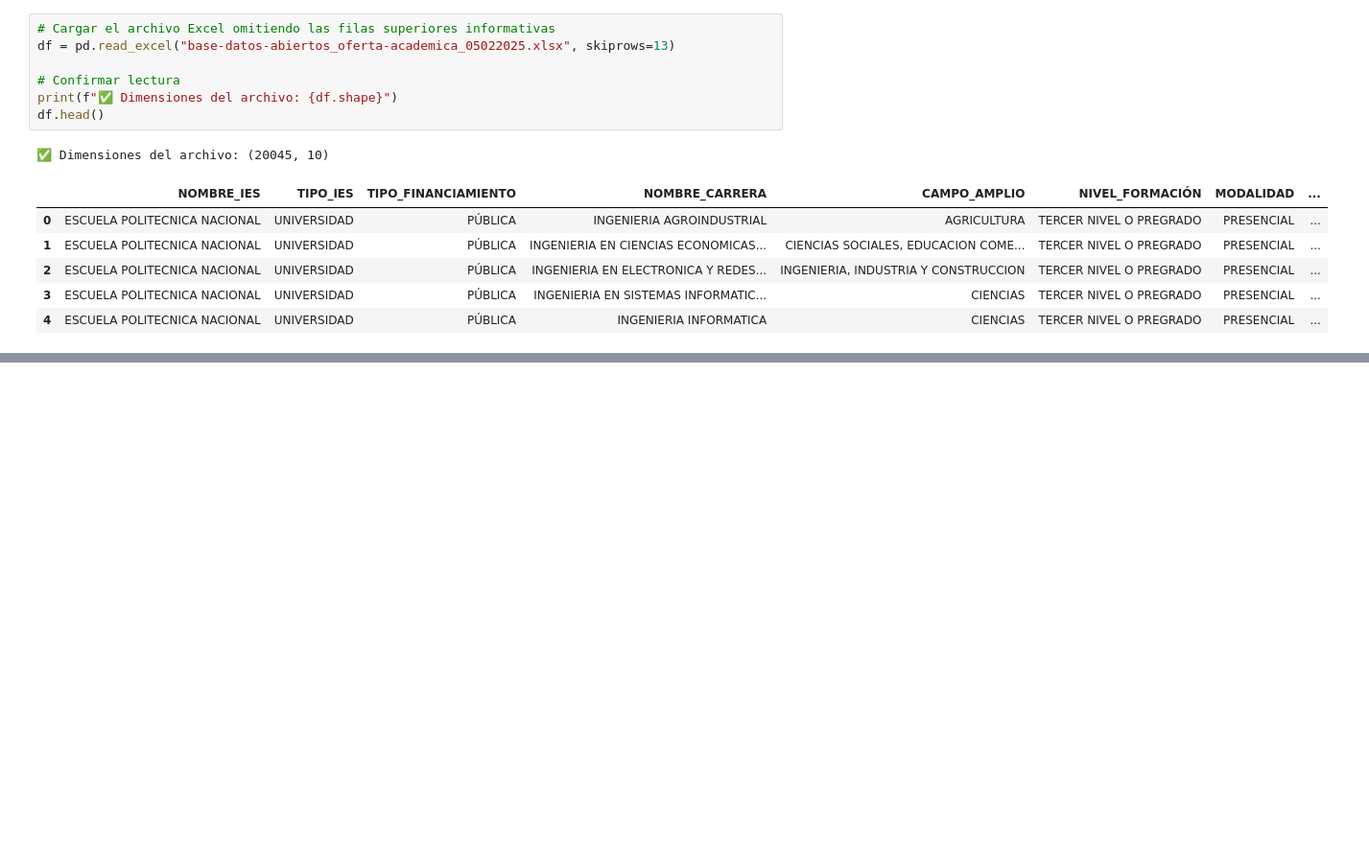
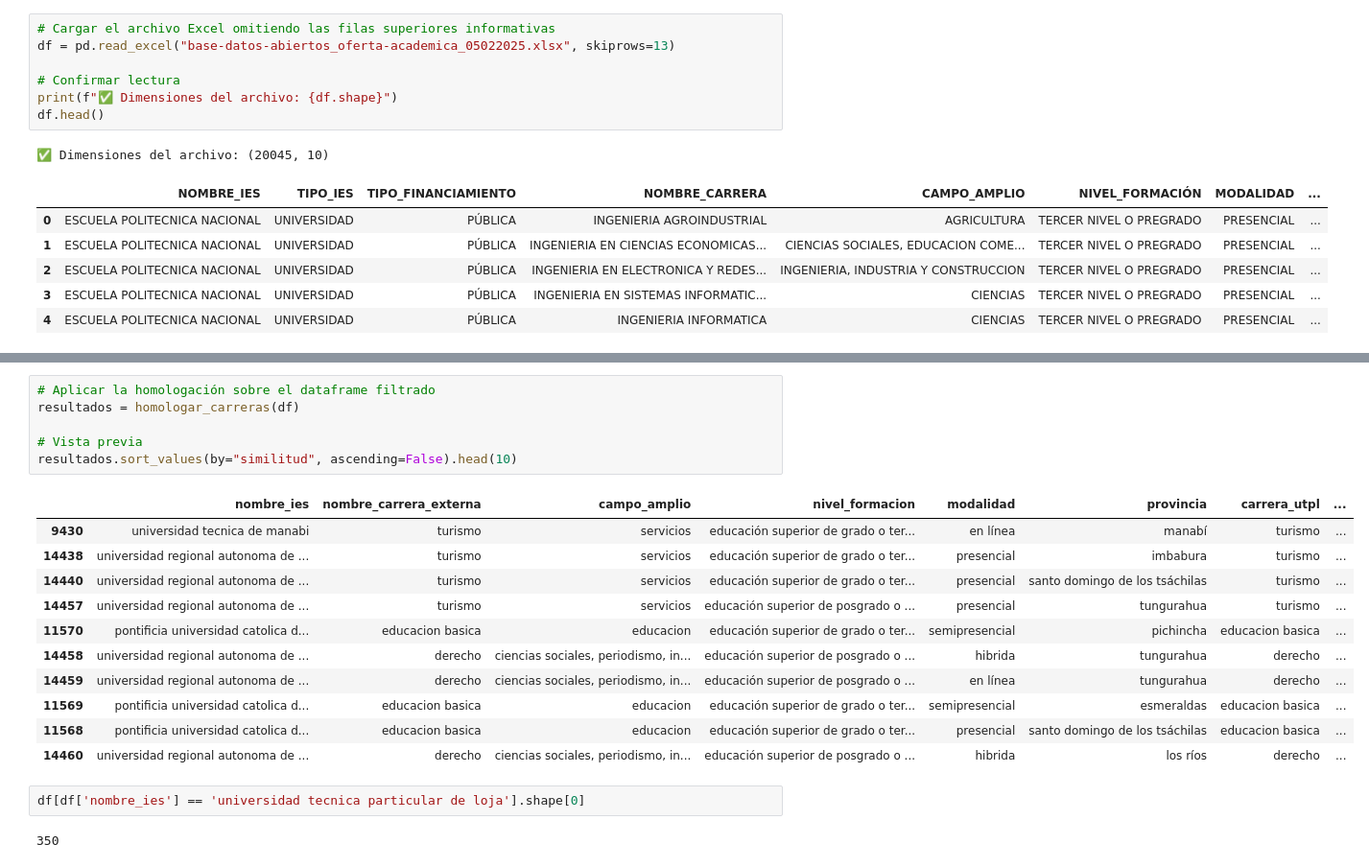
Before and after one commit to sebastianmend/Practicum-Data-IA, a Jupyter notebook: PD&IA.ipynb, the cells around one changed output, grey strips where cells are left out. Shown at 96% size. Cells and saved outputs as stored; diff of their text form; blank space fills up the shorter version.

```diff
--- a/PD&IA.ipynb
+++ b/PD&IA.ipynb
@@ -158,0 +396,22 @@ Passing `palette` without assigning `hue` is deprecated and will be removed in v
+# %%
+# Aplicar la homologación sobre el dataframe filtrado
+resultados = homologar_carreras(df)
+
+# Vista previa
+resultados.sort_values(by="similitud", ascending=False).head(10)
+# %% [output]
+|  | nombre_ies | nombre_carrera_externa | campo_amplio | nivel_formacion | modalidad | provincia | carrera_utpl | ... |
+| 9430 | universidad tecnica de manabi | turismo | servicios | educación superior de grado o ter... | en línea | manabí | turismo | ... |
+| 14438 | universidad regional autonoma de ... | turismo | servicios | educación superior de grado o ter... | presencial | imbabura | turismo | ... |
+| 14440 | universidad regional autonoma de ... | turismo | servicios | educación superior de grado o ter... | presencial | santo domingo de los tsáchilas | turismo | ... |
+| 14457 | universidad regional autonoma de ... | turismo | servicios | educación superior de posgrado o ... | presencial | tungurahua | turismo | ... |
+| 11570 | pontificia universidad catolica d... | educacion basica | educacion | educación superior de grado o ter... | semipresencial | pichincha | educacion basica | ... |
+| 14458 | universidad regional autonoma de ... | derecho | ciencias sociales, periodismo, in... | educación superior de posgrado o ... | hibrida | tungurahua | derecho | ... |
+| 14459 | universidad regional autonoma de ... | derecho | ciencias sociales, periodismo, in... | educación superior de posgrado o ... | en línea | tungurahua | derecho | ... |
+| 11569 | pontificia universidad catolica d... | educacion basica | educacion | educación superior de grado o ter... | semipresencial | esmeraldas | educacion basica | ... |
+| 11568 | pontificia universidad catolica d... | educacion basica | educacion | educación superior de grado o ter... | presencial | santo domingo de los tsáchilas | educacion basica | ... |
+| 14460 | universidad regional autonoma de ... | derecho | ciencias sociales, periodismo, in... | educación superior de posgrado o ... | hibrida | los ríos | derecho | ... |
+# %%
+df[df['nombre_ies'] == 'universidad tecnica particular de loja'].shape[0]
+# %% [output]
+350
```
Also changed, not shown: parts of 16 cells of this notebook, 18 other files.
